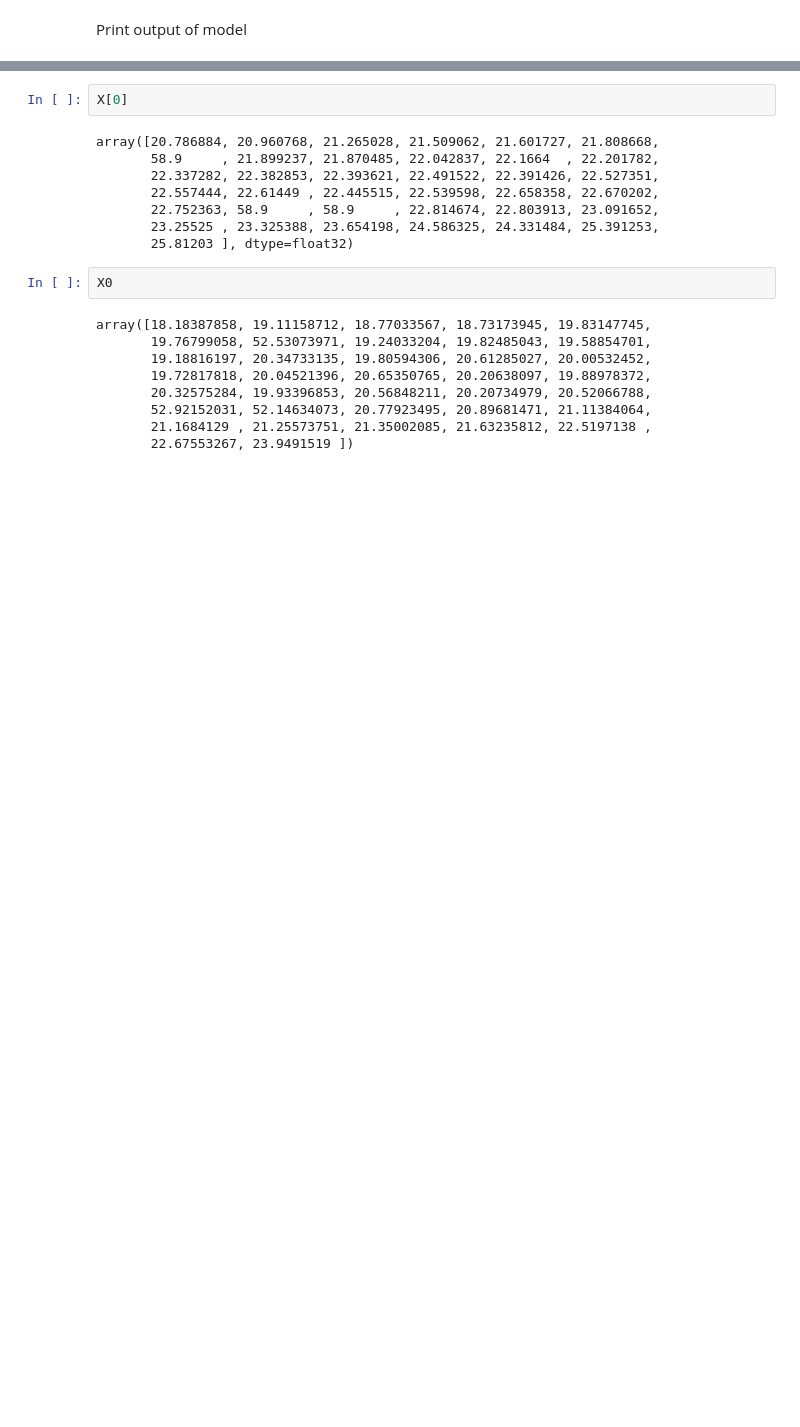
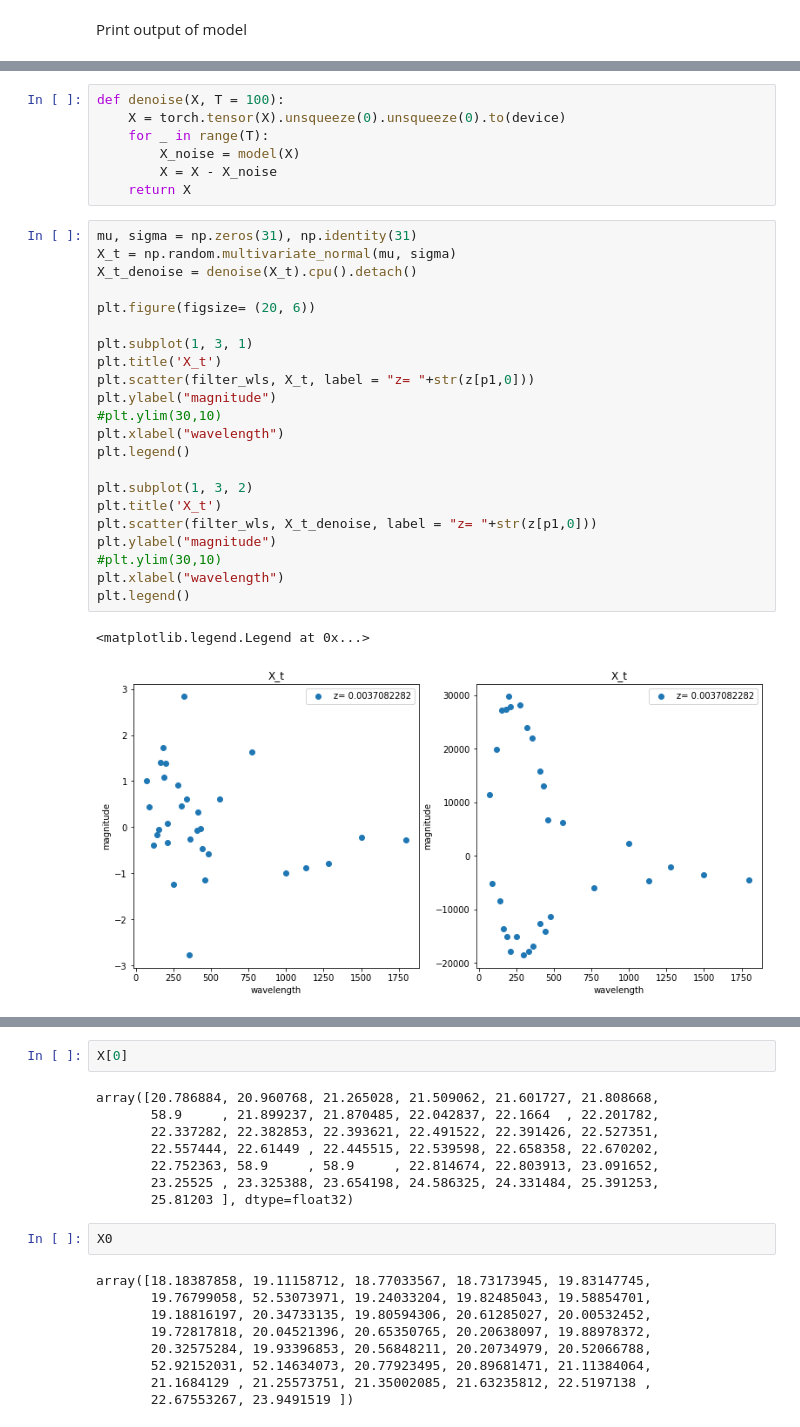
Before and after one commit to smoffe1604/BSc, a Jupyter notebook: main.ipynb, the cells around one changed output, grey strips where cells are left out. Cells and saved outputs as stored; diff of their text form; blank space fills up the shorter version.

```diff
--- a/main.ipynb
+++ b/main.ipynb
@@ -304 +394,33 @@ Print output of model
+# %%
+def denoise(X, T = 100):
+    X = torch.tensor(X).unsqueeze(0).unsqueeze(0).to(device)
+    for _ in range(T):
+        X_noise = model(X)
+        X = X - X_noise
+    return X
+# %%
+mu, sigma = np.zeros(31), np.identity(31)
+X_t = np.random.multivariate_normal(mu, sigma)
+X_t_denoise = denoise(X_t).cpu().detach()
+
+plt.figure(figsize= (20, 6))
+
+plt.subplot(1, 3, 1)
+plt.title('X_t')
+plt.scatter(filter_wls, X_t, label = "z= "+str(z[p1,0]))
+plt.ylabel("magnitude")
+#plt.ylim(30,10)
+plt.xlabel("wavelength")
+plt.legend()
+
+plt.subplot(1, 3, 2)
+plt.title('X_t')
+plt.scatter(filter_wls, X_t_denoise, label = "z= "+str(z[p1,0]))
+plt.ylabel("magnitude")
+#plt.ylim(30,10)
+plt.xlabel("wavelength")
+plt.legend()
+# %% [output]
+<matplotlib.legend.Legend at 0x...>
+[figure, added]
 # %%
```
Also changed, not shown: parts of 14 cells of this notebook.
